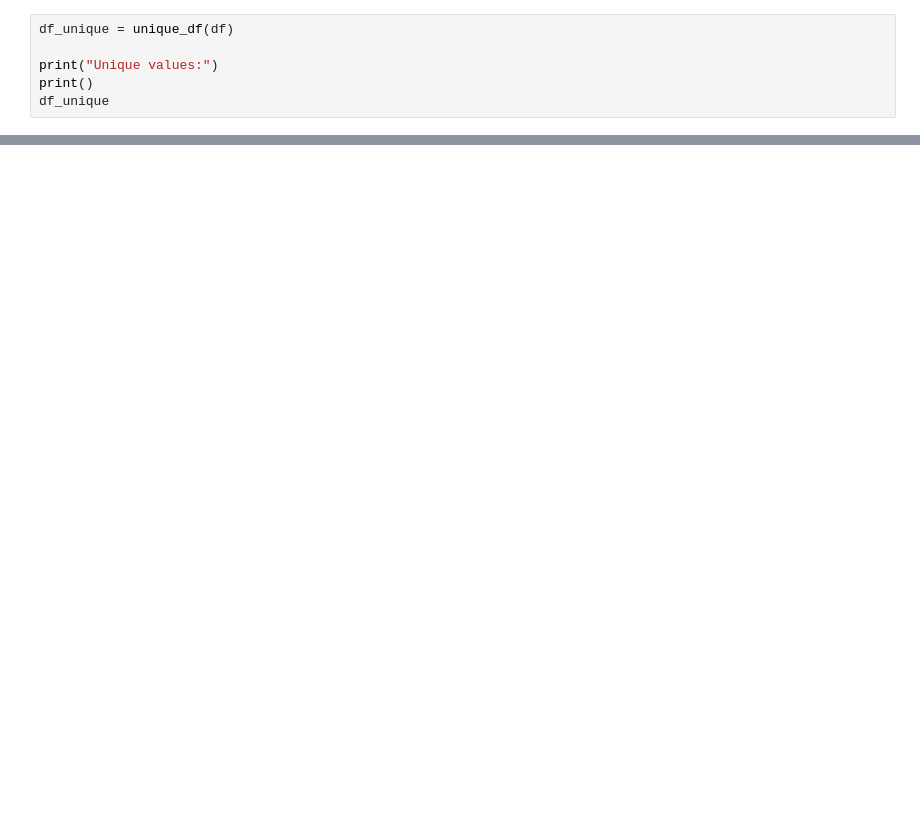
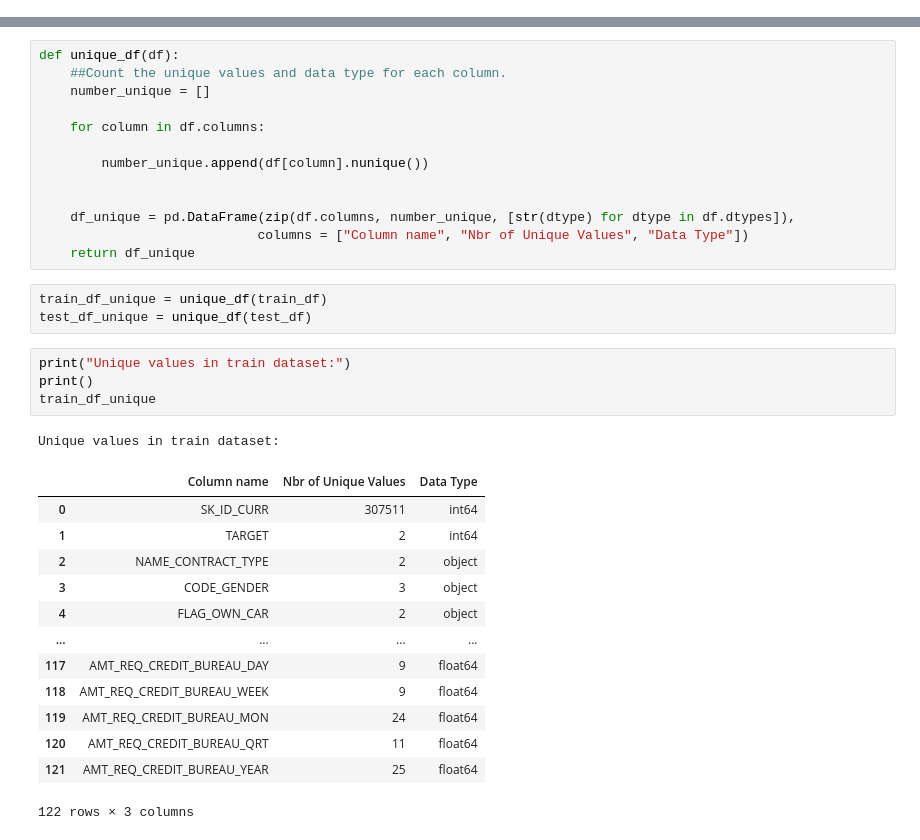
Before and after one commit to Duramann/BigDataApplicationProject, a Jupyter notebook: notebooks/1.0-TD-data-exploration.ipynb, the cells around one changed output, grey strips where cells are left out. Saved outputs shown, nothing was run; the diff lists cells and outputs as text; blank space fills up the shorter version.

```diff
--- a/notebooks/1.0-TD-data-exploration.ipynb
+++ b/notebooks/1.0-TD-data-exploration.ipynb
@@ -97,6 +56,0 @@ def unique_df(df):
-# %%
-df_unique = unique_df(df)
-
-print("Unique values:")
-print()
-df_unique
@@ -117,0 +144,35 @@ Unique values:
+# %%
+def unique_df(df):
+    ##Count the unique values and data type for each column.
+    number_unique = []
+
+    for column in df.columns:
+
+        number_unique.append(df[column].nunique())
+
+
+    df_unique = pd.DataFrame(zip(df.columns, number_unique, [str(dtype) for dtype in df.dtypes]),
+                            columns = ["Column name", "Nbr of Unique Values", "Data Type"])
+    return df_unique
+# %%
+train_df_unique = unique_df(train_df)
+test_df_unique = unique_df(test_df)
+# %%
+print("Unique values in train dataset:")
+print()
+train_df_unique
+# %% [output]
+Unique values in train dataset:
+|  | Column name | Nbr of Unique Values | Data Type |
+| 0 | SK_ID_CURR | 307511 | int64 |
+| 1 | TARGET | 2 | int64 |
+| 2 | NAME_CONTRACT_TYPE | 2 | object |
+| 3 | CODE_GENDER | 3 | object |
+| 4 | FLAG_OWN_CAR | 2 | object |
+| ... | ... | ... | ... |
+| 117 | AMT_REQ_CREDIT_BUREAU_DAY | 9 | float64 |
+| 118 | AMT_REQ_CREDIT_BUREAU_WEEK | 9 | float64 |
+| 119 | AMT_REQ_CREDIT_BUREAU_MON | 24 | float64 |
+| 120 | AMT_REQ_CREDIT_BUREAU_QRT | 11 | float64 |
+| 121 | AMT_REQ_CREDIT_BUREAU_YEAR | 25 | float64 |
+122 rows × 3 columns
```
Also changed, not shown: parts of 18 cells of this notebook.
